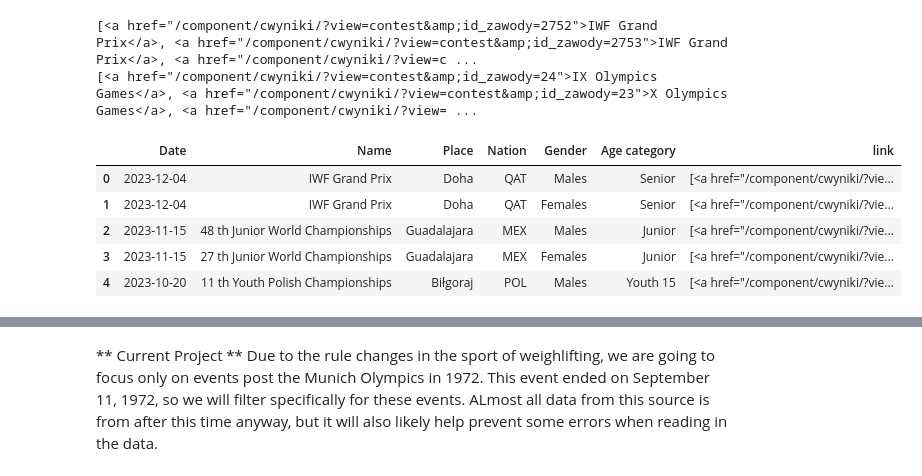
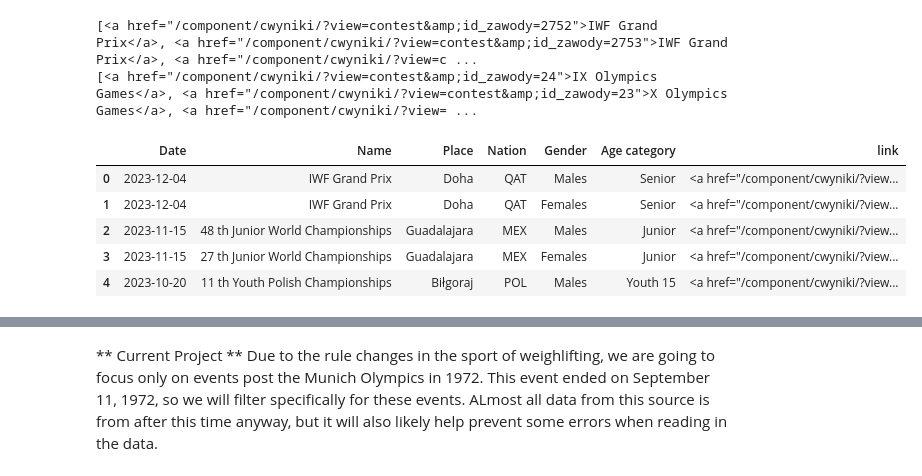
Before and after one commit to aaronjkeeney/Rxpose, a Jupyter notebook: Python_Version Rxpose.ipynb, the cells around one changed output, grey strips where cells are left out. Cells and saved outputs as stored; diff of their text form; code cells hidden in the pictures.

```diff
--- a/Python_Version Rxpose.ipynb
+++ b/Python_Version Rxpose.ipynb
@@ -184,15 +176,15 @@ print(links[::-1])
 [<a href="/component/cwyniki/?view=contest&amp;id_zawody=2752">IWF Grand Prix</a>, <a href="/component/cwyniki/?view=contest&amp;id_zawody=2753">IWF Grand Prix</a>, <a href="/component/cwyniki/?view=c ...
 [<a href="/component/cwyniki/?view=contest&amp;id_zawody=24">IX Olympics Games</a>, <a href="/component/cwyniki/?view=contest&amp;id_zawody=23">X Olympics Games</a>, <a href="/component/cwyniki/?view= ...
 # %%
-df['link'] = str(links)
+df['link'] = [str(link) for link in links]
 df.head()
 # %% [output]
 |  | Date | Name | Place | Nation | Gender | Age category | link |
-| 0 | 2023-12-04 | IWF Grand Prix | Doha | QAT | Males | Senior | [<a href="/component/cwyniki/?vie... |
-| 1 | 2023-12-04 | IWF Grand Prix | Doha | QAT | Females | Senior | [<a href="/component/cwyniki/?vie... |
-| 2 | 2023-11-15 | 48 th Junior World Championships | Guadalajara | MEX | Males | Junior | [<a href="/component/cwyniki/?vie... |
-| 3 | 2023-11-15 | 27 th Junior World Championships | Guadalajara | MEX | Females | Junior | [<a href="/component/cwyniki/?vie... |
-| 4 | 2023-10-20 | 11 th Youth Polish Championships | Biłgoraj | POL | Males | Youth 15 | [<a href="/component/cwyniki/?vie... |
+| 0 | 2023-12-04 | IWF Grand Prix | Doha | QAT | Males | Senior | <a href="/component/cwyniki/?view... |
+| 1 | 2023-12-04 | IWF Grand Prix | Doha | QAT | Females | Senior | <a href="/component/cwyniki/?view... |
+| 2 | 2023-11-15 | 48 th Junior World Championships | Guadalajara | MEX | Males | Junior | <a href="/component/cwyniki/?view... |
+| 3 | 2023-11-15 | 27 th Junior World Championships | Guadalajara | MEX | Females | Junior | <a href="/component/cwyniki/?view... |
+| 4 | 2023-10-20 | 11 th Youth Polish Championships | Biłgoraj | POL | Males | Youth 15 | <a href="/component/cwyniki/?view... |
 # %%
 df.rename({'Name': 'Competition', 'Place': 'Host City', 'Nation': 'Host Nation', 'Age category': 'Age Category'}, axis=1, inplace=True)
 df.head()
```
Also changed, not shown: parts of 18 cells of this notebook.
